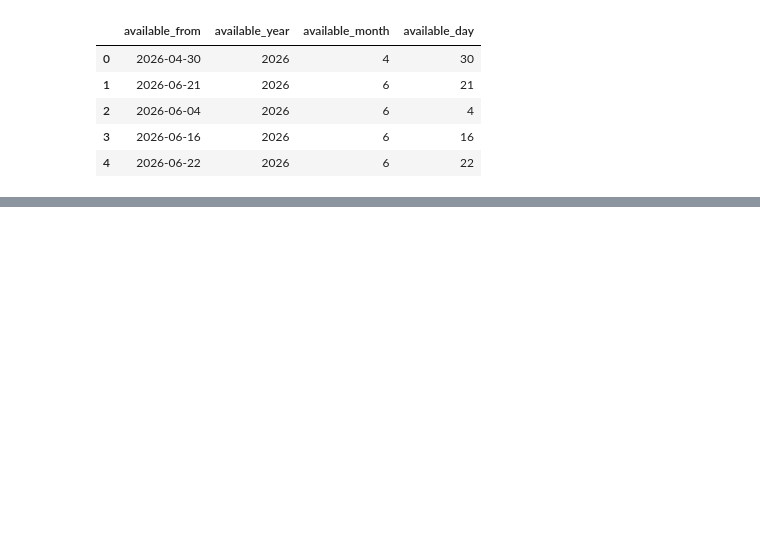
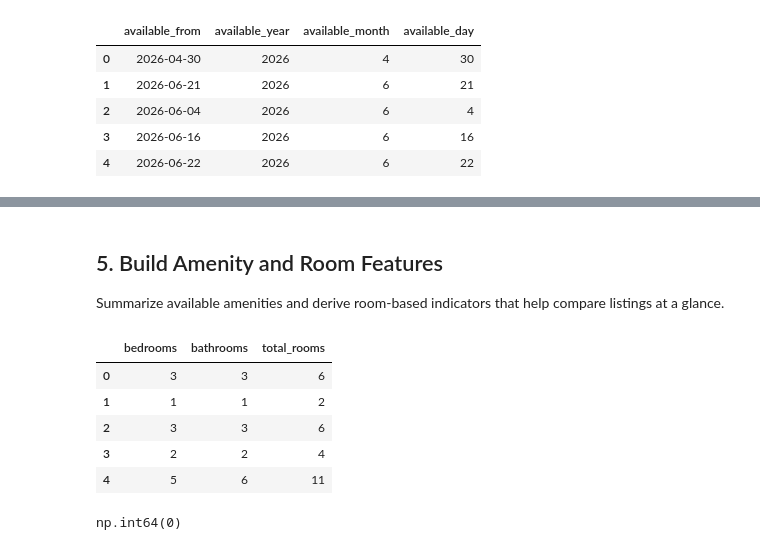
Before and after one commit to AmirAliAttiaAli/Estate-Miner, a Jupyter notebook: Preprocessing.ipynb, the cells around one changed output, grey strips where cells are left out. Drawn from its saved outputs; the diff is of its cells as text; code cells hidden in the pictures; blank space fills up the shorter version.

```diff
--- a/Preprocessing.ipynb
+++ b/Preprocessing.ipynb
@@ -162,0 +155,4 @@ Name: area_sqm, dtype: int64
+# %%
+amenity_cols = [col for col in df.columns if col.startswith("amenity_")]
+
+df["amenities_count"] = df[amenity_cols].sum(axis=1)
@@ -162,0 +204,19 @@ Name: area_sqm, dtype: int64
+# %% [markdown]
+## 5. Build Amenity and Room Features
+
+Summarize available amenities and derive room-based indicators that help compare listings at a glance.
+# %%
+df["total_rooms"] = df["bedrooms"] + df["bathrooms"]
+# %%
+df[["bedrooms", "bathrooms", "total_rooms"]].head()
+# %% [output]
+|  | bedrooms | bathrooms | total_rooms |
+| 0 | 3 | 3 | 6 |
+| 1 | 1 | 1 | 2 |
+| 2 | 3 | 3 | 6 |
+| 3 | 2 | 2 | 4 |
+| 4 | 5 | 6 | 11 |
+# %%
+(df["bedrooms"] == 0).sum()
+# %% [output]
+np.int64(0)
```
Also changed, not shown: parts of 35 cells of this notebook, 3 other files.
